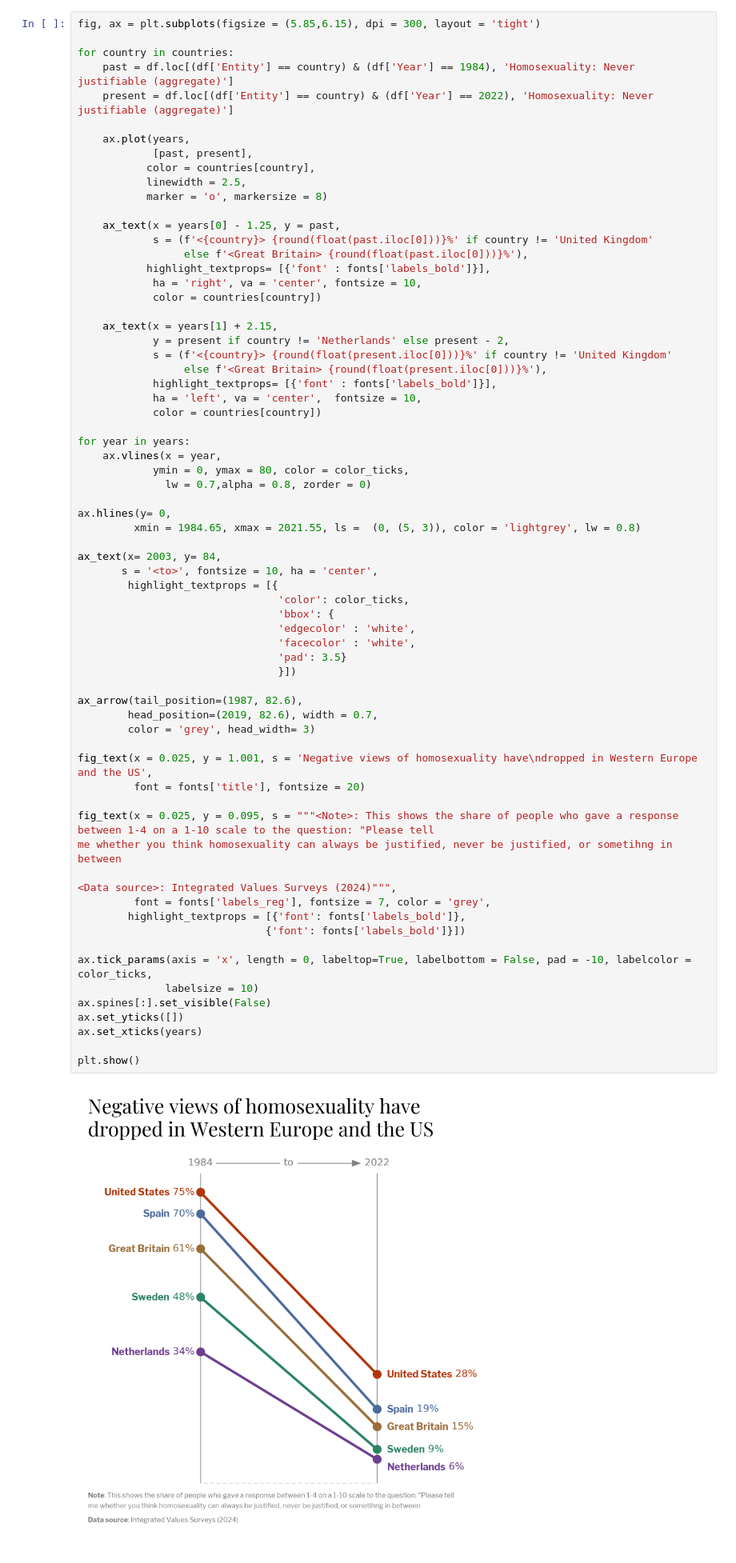
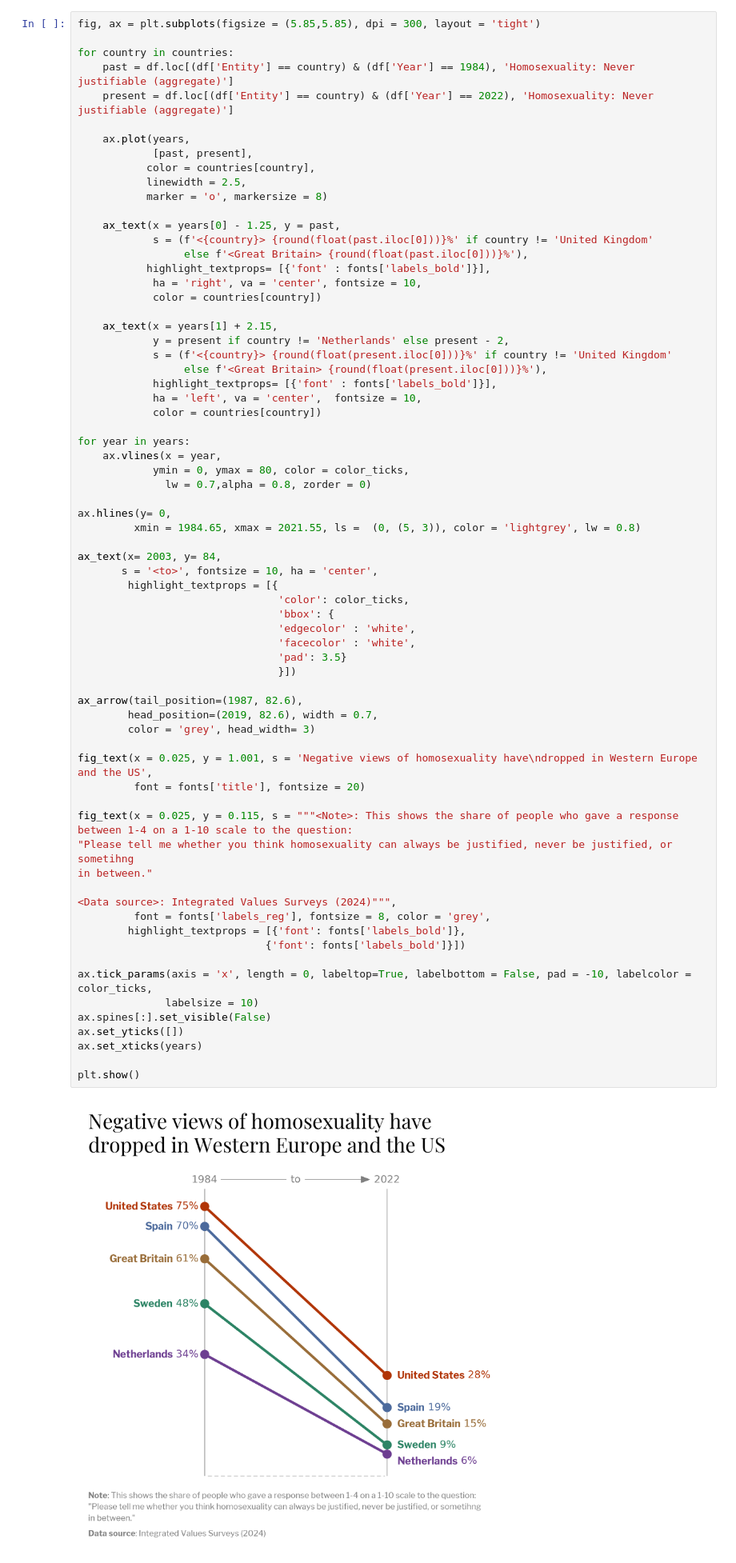
Before and after one commit to ben-baror/decline-in-homophobia-viz, a Jupyter notebook: homophobia_decline_viz.ipynb, the cells around one changed output. Shown at 80% size. Cells and saved outputs as stored; diff of their text form.

```diff
--- a/homophobia_decline_viz.ipynb
+++ b/homophobia_decline_viz.ipynb
@@ -26,7 +26,7 @@ color_ticks = 'grey'
 df = (df.loc[(df['Entity'].isin(countries)) & (df['Year'].isin(years)),
  ['Entity','Year','Homosexuality: Never justifiable (aggregate)']])
 # %%
-fig, ax = plt.subplots(figsize = (5.85,6.15), dpi = 300, layout = 'tight')
+fig, ax = plt.subplots(figsize = (5.85,5.85), dpi = 300, layout = 'tight')
 
 for country in countries:
     past = df.loc[(df['Entity'] == country) & (df['Year'] == 1984), 'Homosexuality: Never justifiable (aggregate)']
@@ -64,37 +64,38 @@ ax.hlines(y= 0,
 ax_text(x= 2003, y= 84,
        s = '<to>', fontsize = 10, ha = 'center',
         highlight_textprops = [{
                                 'color': color_ticks,
                                 'bbox': {
                                 'edgecolor' : 'white',
                                 'facecolor' : 'white',
                                 'pad': 3.5}
                                 }])
 
 ax_arrow(tail_position=(1987, 82.6),
         head_position=(2019, 82.6), width = 0.7,
         color = 'grey', head_width= 3)
 
 fig_text(x = 0.025, y = 1.001, s = 'Negative views of homosexuality have\ndropped in Western Europe and the US',
          font = fonts['title'], fontsize = 20)
 
-fig_text(x = 0.025, y = 0.095, s = """<Note>: This shows the share of people who gave a response between 1-4 on a 1-10 scale to the question: "Please tell
-me whether you think homosexuality can always be justified, never be justified, or sometihng in between
+fig_text(x = 0.025, y = 0.115, s = """<Note>: This shows the share of people who gave a response between 1-4 on a 1-10 scale to the question:
+"Please tell me whether you think homosexuality can always be justified, never be justified, or sometihng
+in between."
 
 <Data source>: Integrated Values Surveys (2024)""",
-         font = fonts['labels_reg'], fontsize = 7, color = 'grey',
+         font = fonts['labels_reg'], fontsize = 8, color = 'grey',
         highlight_textprops = [{'font': fonts['labels_bold']},
                               {'font': fonts['labels_bold']}])
 
 ax.tick_params(axis = 'x', length = 0, labeltop=True, labelbottom = False, pad = -10, labelcolor = color_ticks,
               labelsize = 10)
 ax.spines[:].set_visible(False)
 ax.set_yticks([])
 ax.set_xticks(years)
 
 plt.show()
 # %% [output]
-[figure, old version]
+[figure, new version]
 # %%
 # title font
 # footer font / fontsize
```
